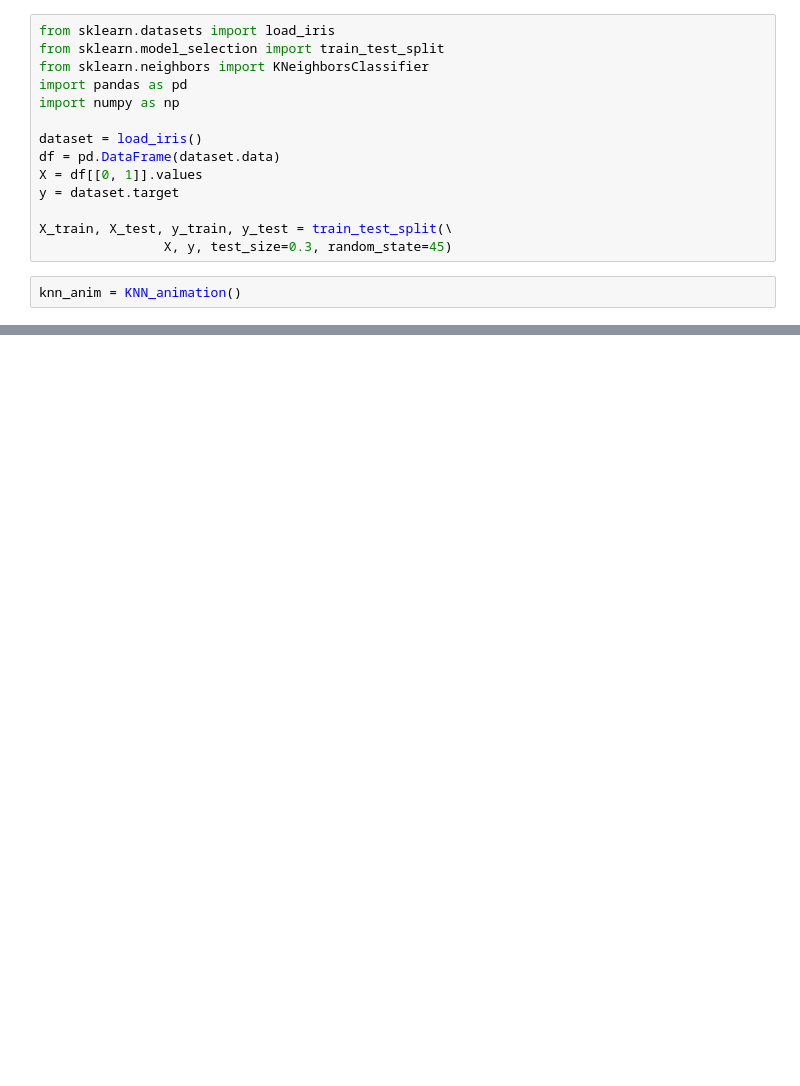
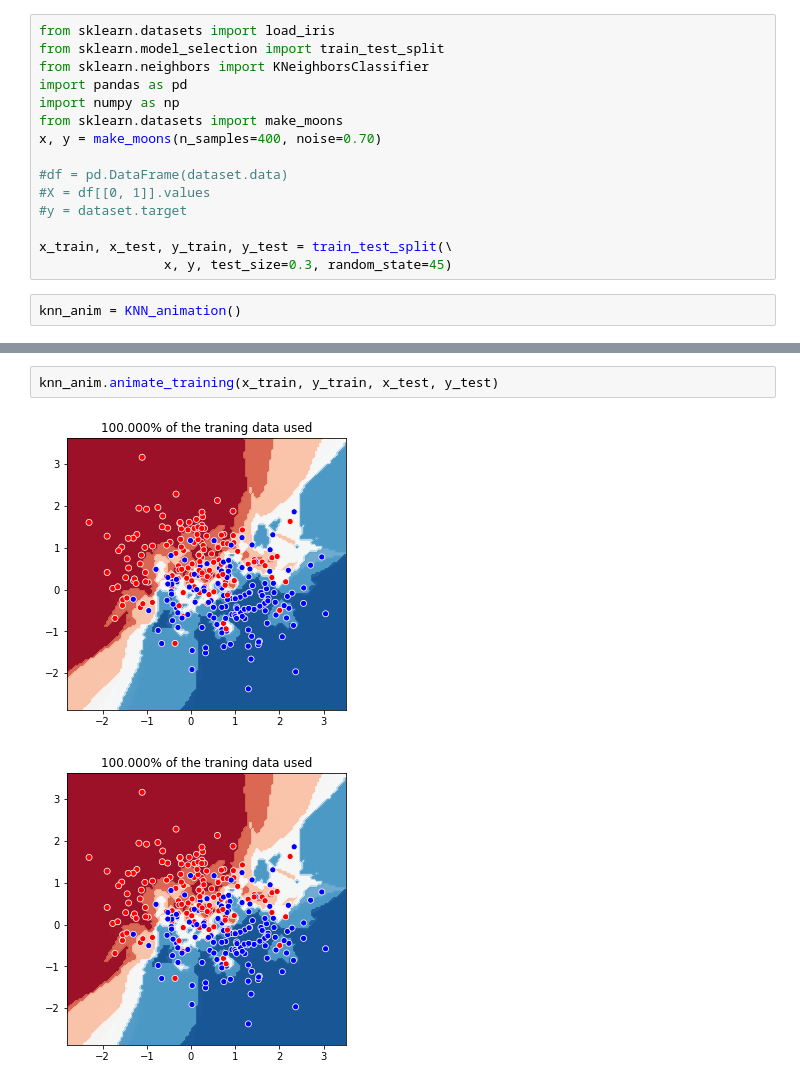
Before and after one commit to brunorosilva/sklearn-playground, a Jupyter notebook: animate_knn.ipynb, the cells around one changed output, grey strips where cells are left out. Cells and saved outputs as stored; diff of their text form; blank space fills up the shorter version.

Commit message:
animate_knn

```diff
--- a/animate_knn.ipynb
+++ b/animate_knn.ipynb
@@ -45,13 +71,14 @@ from sklearn.model_selection import train_test_split
 from sklearn.neighbors import KNeighborsClassifier
 import pandas as pd
 import numpy as np
+from sklearn.datasets import make_moons
+x, y = make_moons(n_samples=400, noise=0.70)
 
-dataset = load_iris()
-df = pd.DataFrame(dataset.data)
-X = df[[0, 1]].values
-y = dataset.target
+#df = pd.DataFrame(dataset.data)
+#X = df[[0, 1]].values
+#y = dataset.target
 
-X_train, X_test, y_train, y_test = train_test_split(\
-                X, y, test_size=0.3, random_state=45)
+x_train, x_test, y_train, y_test = train_test_split(\
+                x, y, test_size=0.3, random_state=45)
 # %%
 knn_anim = KNN_animation()
@@ -84,0 +85,5 @@ HTML(anim.to_html5_video())
+# %%
+knn_anim.animate_training(x_train, y_train, x_test, y_test)
+# %% [output]
+[figure, added]
+[figure, added]
```
Also changed, not shown: parts of 3 cells of this notebook, 1 other file.
